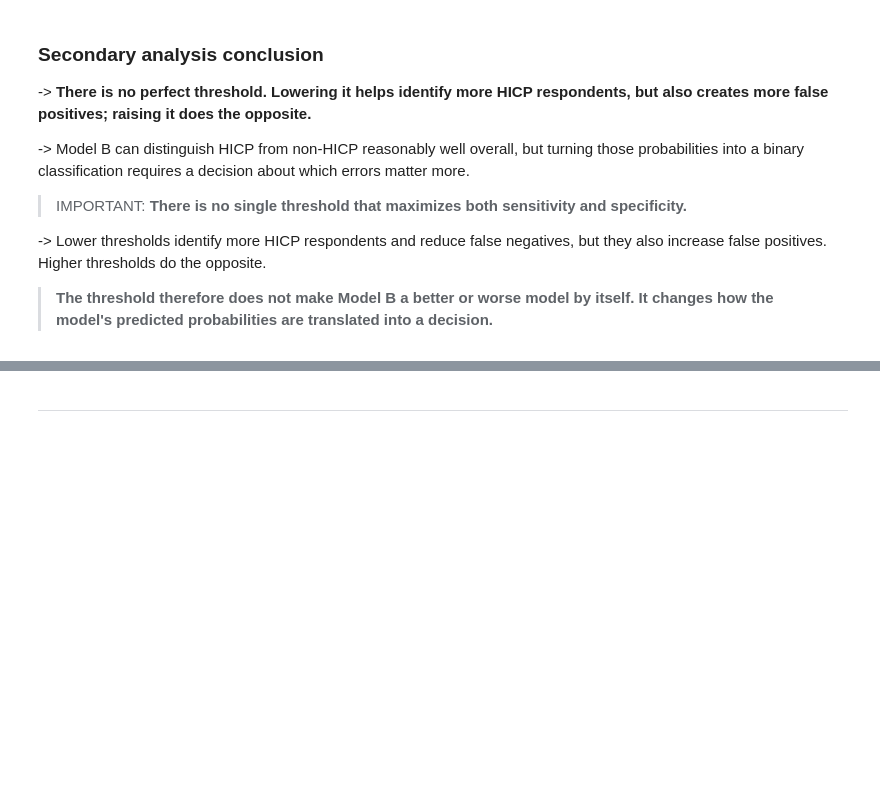
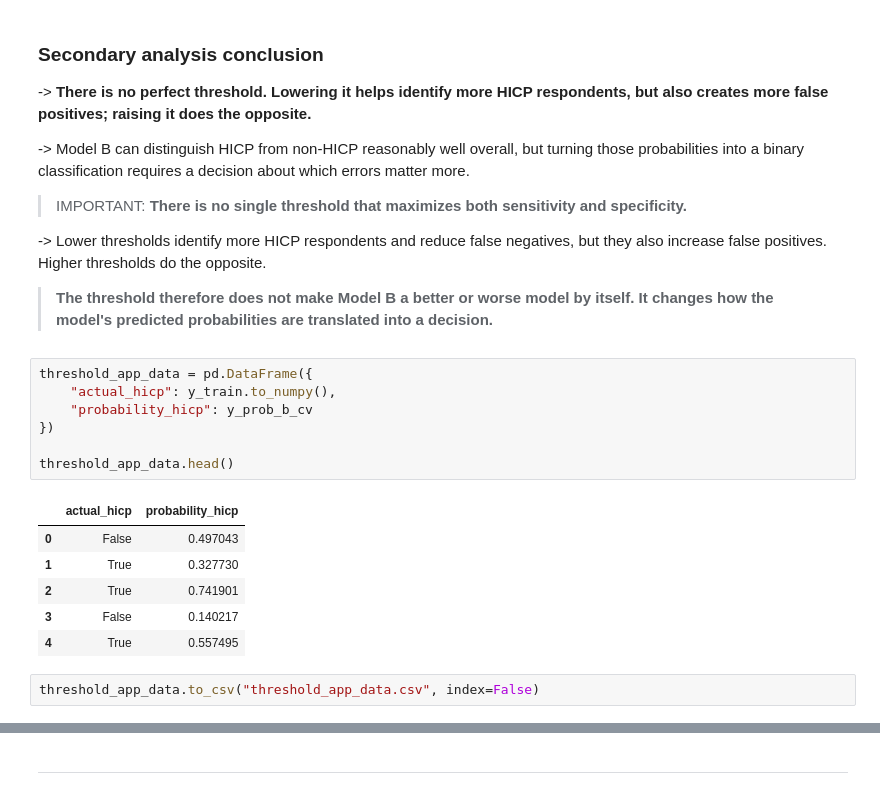
Before and after one commit to lalahunter/chronic-pain-impact, a Jupyter notebook: notebooks/04-rq1-models.ipynb, the cells around one changed output, grey strips where cells are left out. Drawn from its saved outputs; the diff is of its cells as text; blank space fills up the shorter version.

```diff
--- a/notebooks/04-rq1-models.ipynb
+++ b/notebooks/04-rq1-models.ipynb
@@ -820,3 +820,19 @@ threshold_table.round(3)
 -> Lower thresholds identify more HICP respondents and reduce false negatives, but they also increase false positives. Higher thresholds do the opposite.
 
 > **The threshold therefore does not make Model B a better or worse model by itself. It changes how the model's predicted probabilities are translated into a decision.**
+# %%
+threshold_app_data = pd.DataFrame({
+    "actual_hicp": y_train.to_numpy(),
+    "probability_hicp": y_prob_b_cv
+})
+
+threshold_app_data.head()
+# %% [output]
+|  | actual_hicp | probability_hicp |
+| 0 | False | 0.497043 |
+| 1 | True | 0.327730 |
+| 2 | True | 0.741901 |
+| 3 | False | 0.140217 |
+| 4 | True | 0.557495 |
+# %%
+threshold_app_data.to_csv("threshold_app_data.csv", index=False)
```
Also changed, not shown: parts of 33 cells of this notebook, 10 other files.
